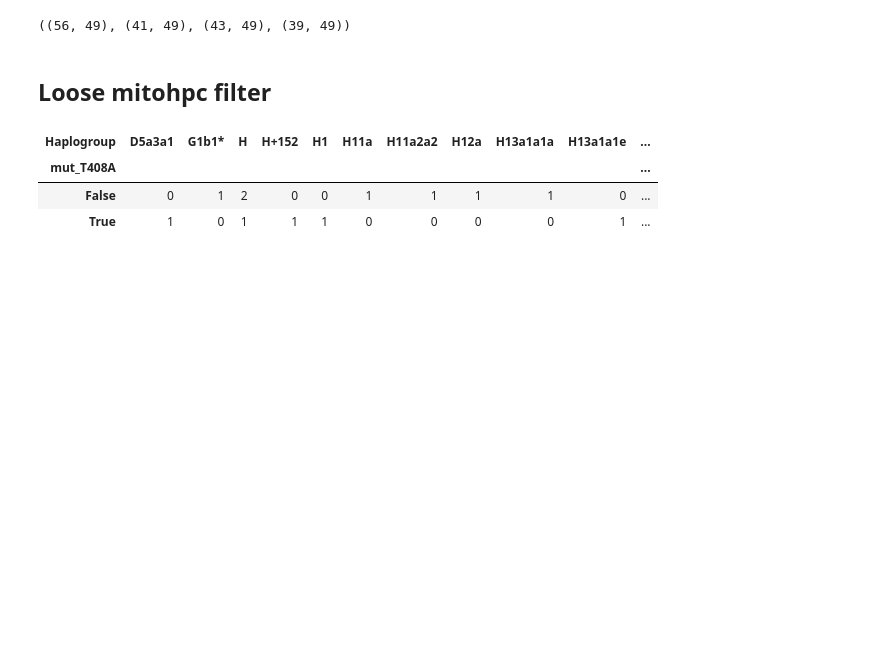
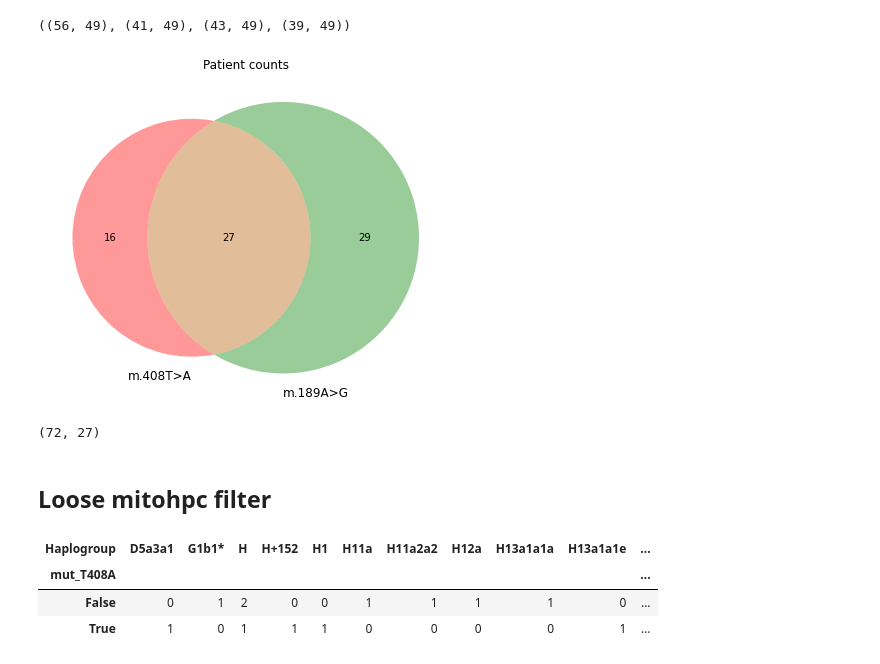
Before and after one commit to mitoclub/MCPA_osteoarthritic, a Jupyter notebook: scripts/haplogroup_analyse.ipynb, the cells around one changed output. Saved outputs shown, nothing was run; the diff lists cells and outputs as text; code cells hidden in the pictures; blank space fills up the shorter version.

Commit message:
venn for patient counts

```diff
--- a/scripts/haplogroup_analyse.ipynb
+++ b/scripts/haplogroup_analyse.ipynb
@@ -79,6 +89,23 @@ carriers_189_strict = df_mut[(df_mut.MitoHPC_filter_type == 'strict') & (df_mut.
 carriers_189_loose.shape, carriers_189_strict.shape, carriers_408_loose.shape, carriers_408_strict.shape
 # %% [output]
 ((56, 49), (41, 49), (43, 49), (39, 49))
+# %%
+from matplotlib_venn import venn2
+
+set1 = set(df_mut.index[df_mut['mut_T408A']])
+set2 = set(df_mut.index[df_mut['mut_A189G']])
+
+plt.figure(figsize=(8, 6))
+venn2((set1, set2), ('m.408T>A', 'm.189A>G',))
+plt.title('Patient counts')
+plt.savefig('../figures/patients_with_mutations.pdf')
+plt.show()
+# %% [output]
+[figure, added]
+# %%
+len(set1.union(set2)), len(set1.intersection(set2))
+# %% [output]
+(72, 27)
 # %% [markdown]
 ## Loose mitohpc filter
 # %%
```
Also changed, not shown: parts of 1 cell of this notebook, 1 other file.
